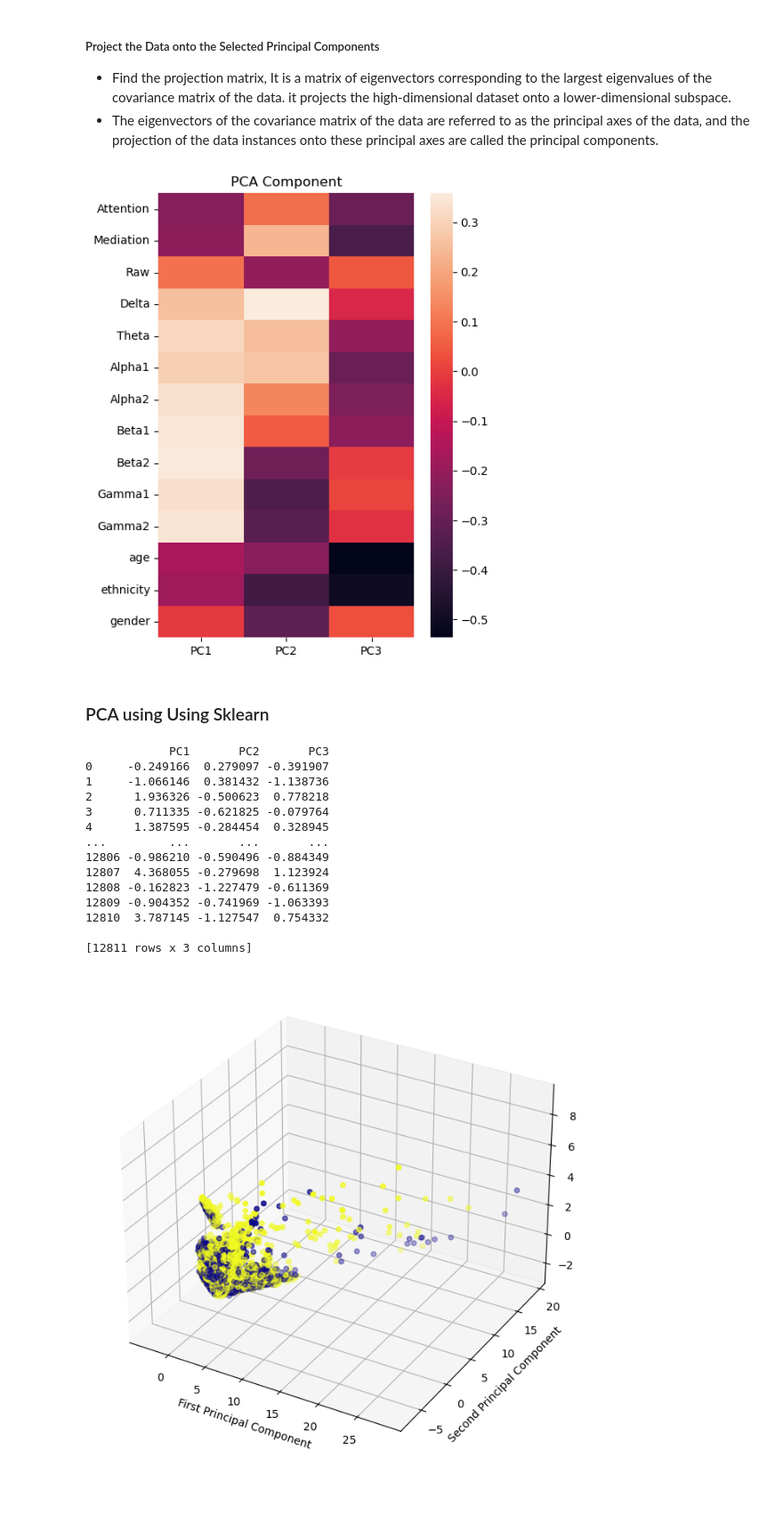
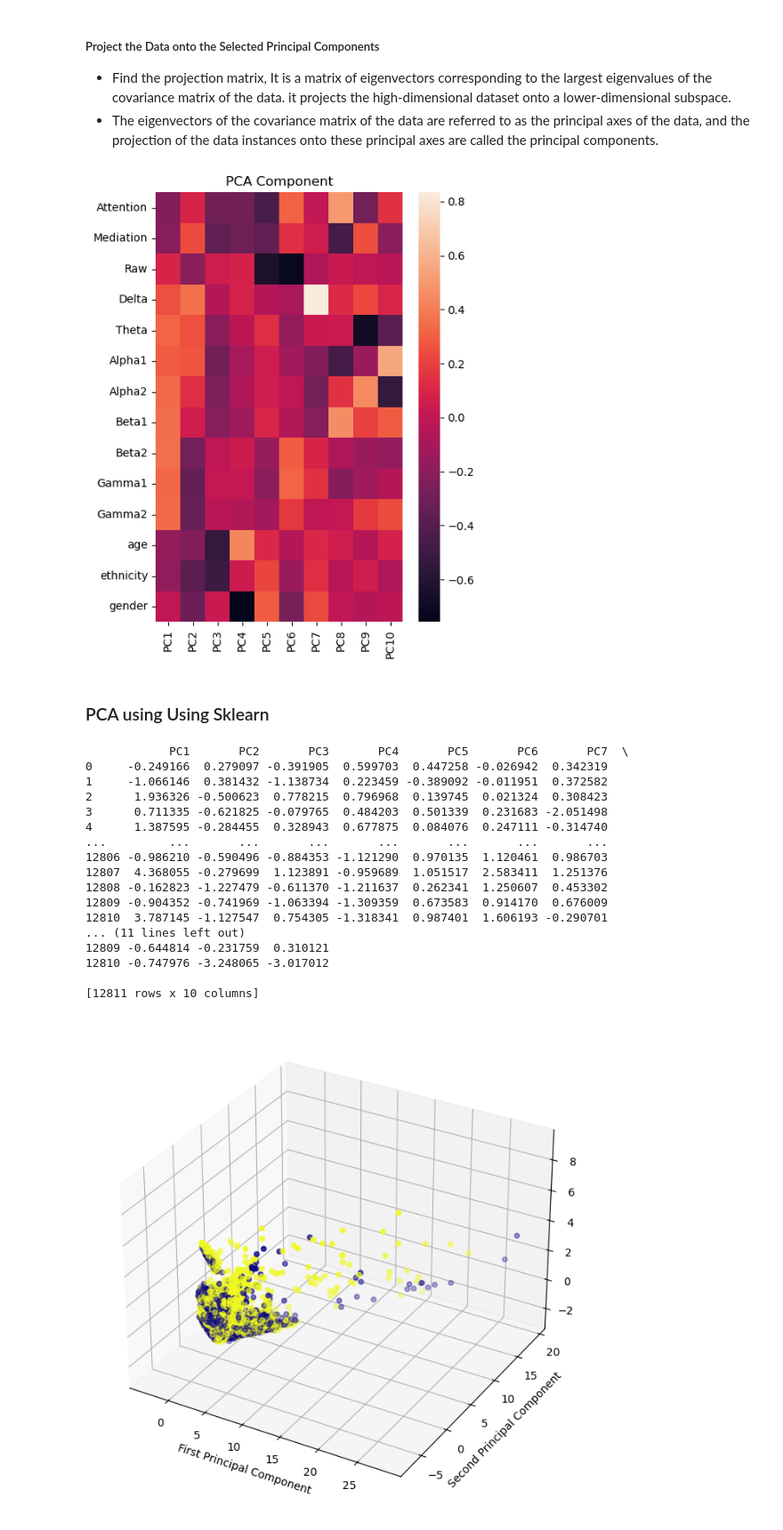
Before and after one commit to animeshmaiti/dyslexia-detection-eeg, a Jupyter notebook: using-PCA.ipynb, the cells around one changed output. Shown at 89% size. Saved outputs shown, nothing was run; the diff lists cells and outputs as text; code cells hidden in the pictures; blank space fills up the shorter version.

```diff
--- a/using-PCA.ipynb
+++ b/using-PCA.ipynb
@@ -130,5 +141,5 @@ array([0.34059015, 0.46501651, 0.58136183, 0.65802871, 0.7281445 ,
 #### Determine the Number of Principal Components
 Here we can either consider the number of principal components of any value of our choice or by limiting the explained variance. Here I am considering explained variance more than equal to 50%. Let’s check how many principal components come into this.
 # %%
-n_components = np.argmax(explained_var >= 0.50) + 1
-n_components
+# n_components = np.argmax(explained_var >= 0.50) + 1
+n_components=10
@@ -142,23 +151,25 @@ n_components
 # %%
 # PCA component or unit matrix
 u = eigenvectors[:,:n_components]
 pca_component = pd.DataFrame(u,
 							index = X.columns,
-							columns = ['PC1','PC2','PC3']
+							columns=['PC{}'.
+							format(i+1)
+							for i in range(n_components)]
 							)
 
 # plotting heatmap
 plt.figure(figsize =(5, 7))
 sns.heatmap(pca_component)
 plt.title('PCA Component')
 plt.show()
 # %% [output]
-[figure, old version]
+[figure, new version]
 # %% [markdown]
 ### PCA using Using Sklearn
 # %%
 # Let's say, components = 3
-pca = PCA(n_components=3)
+pca = PCA(n_components=10)
 pca.fit(Z)
 x_pca = pca.transform(Z)
 
@@ -169,20 +180,23 @@ df_pca1 = pd.DataFrame(x_pca,
 						for i in range(n_components)])
 print(df_pca1)
 # %% [output]
-            PC1       PC2       PC3
-0     -0.249166  0.279097 -0.391907
-1     -1.066146  0.381432 -1.138736
-2      1.936326 -0.500623  0.778218
-3      0.711335 -0.621825 -0.079764
-4      1.387595 -0.284454  0.328945
-...         ...       ...       ...
-12806 -0.986210 -0.590496 -0.884349
-12807  4.368055 -0.279698  1.123924
-12808 -0.162823 -1.227479 -0.611369
-12809 -0.904352 -0.741969 -1.063393
-12810  3.787145 -1.127547  0.754332
+            PC1       PC2       PC3       PC4       PC5       PC6       PC7  \
+0     -0.249166  0.279097 -0.391905  0.599703  0.447258 -0.026942  0.342319
+1     -1.066146  0.381432 -1.138734  0.223459 -0.389092 -0.011951  0.372582
+2      1.936326 -0.500623  0.778215  0.796968  0.139745  0.021324  0.308423
+3      0.711335 -0.621825 -0.079765  0.484203  0.501339  0.231683 -2.051498
+4      1.387595 -0.284455  0.328943  0.677875  0.084076  0.247111 -0.314740
+...         ...       ...       ...       ...       ...       ...       ...
+12806 -0.986210 -0.590496 -0.884353 -1.121290  0.970135  1.120461  0.986703
+12807  4.368055 -0.279699  1.123891 -0.959689  1.051517  2.583411  1.251376
+12808 -0.162823 -1.227479 -0.611370 -1.211637  0.262341  1.250607  0.453302
+12809 -0.904352 -0.741969 -1.063394 -1.309359  0.673583  0.914170  0.676009
+12810  3.787145 -1.127547  0.754305 -1.318341  0.987401  1.606193 -0.290701
+... (11 lines left out)
+12809 -0.644814 -0.231759  0.310121
+12810 -0.747976 -3.248065 -3.017012
 
-[12811 rows x 3 columns]
+[12811 rows x 10 columns]
 # %%
 scaler = StandardScaler()
 X=scaler.fit_transform(df_pca1)
```
Also changed, not shown: parts of 14 cells of this notebook, 3 other files.
